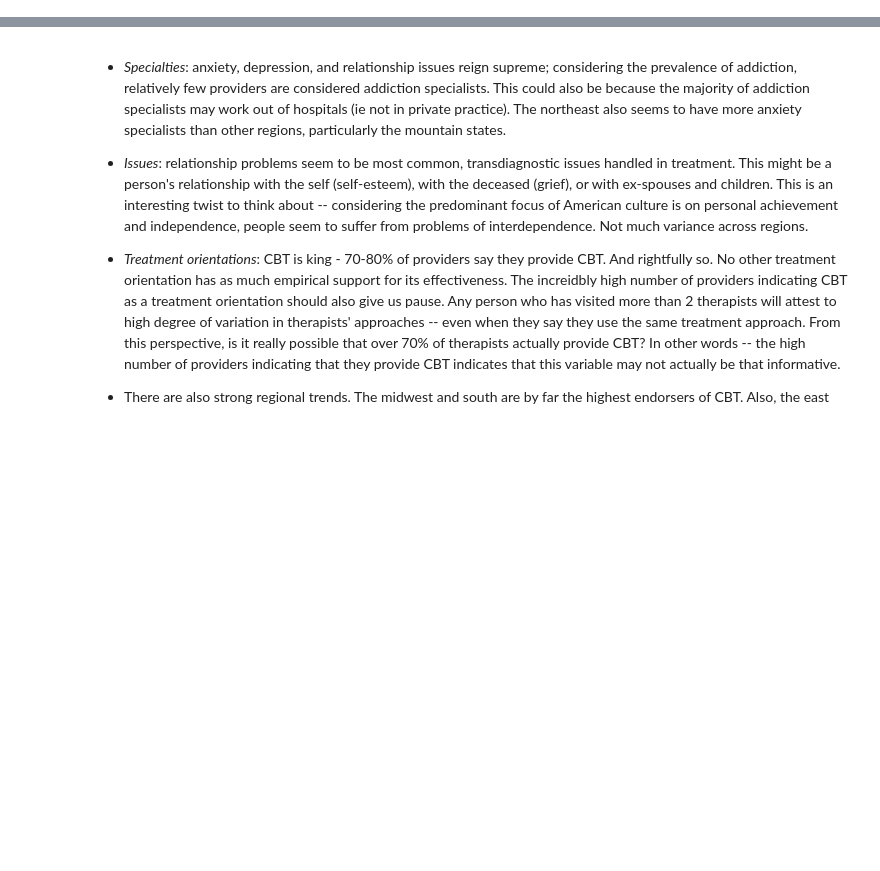
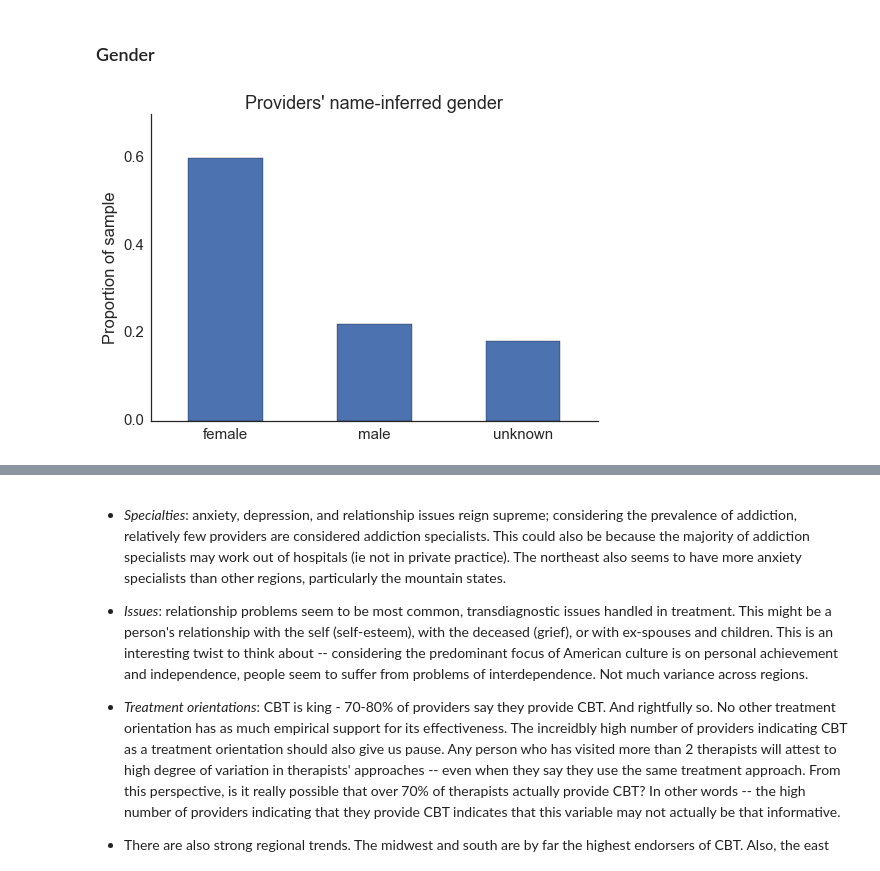
Before and after one commit to stevenfelix/PsychologyToday, a Jupyter notebook: blog - who are PT therapists?/who are PT therapists.ipynb, the cells around one changed output, grey strips where cells are left out. Drawn from its saved outputs; the diff is of its cells as text; code cells hidden in the pictures; blank space fills up the shorter version.

```diff
--- a/blog - who are PT therapists?/who are PT therapists.ipynb
+++ b/blog - who are PT therapists?/who are PT therapists.ipynb
@@ -29,8 +16,8 @@ import numpy as np
 import matplotlib.pyplot as plt
 %matplotlib inline
 import seaborn as sns
-sns.set_style("whitegrid")
-sns.set_context("poster")
+sns.set_style("white")
+sns.set_context("notebook", font_scale=1.5, rc={"lines.linewidth": 2.5})
 import json
 import pandas as pd
 
@@ -39,5 +26,24 @@ data = pd.read_csv('../data/therapist_profiles.csv', index_col='id_num')
 with open("../data/profiledict.json", "r") as fd:
     profile_dict = json.load(fd)
 
-with open("../data/profilefeaturesdict_bool_dict.json", "r") as fd:
+with open("../data/profilefeatures_bool_dict.json", "r") as fd:
     features_dict = json.load(fd)
+# %%
+def proportions(series):
+    return series.value_counts() / len(data)
+# %% [markdown]
+### Gender
+# %%
+import gender_guesser.detector as gender
+d = gender.Detector()
+data['gender'] = [d.get_gender(name.split()[0]) for name in data.name]
+recodes = {'male': 'male', 'female': 'female', 'mostly_female': 'female', 'mostly_male':'male', 'andy':'unknown','unknown':'unknown'}
+gender = proportions(data.gender.map(recodes))
+
+ax = gender.plot(kind = 'bar', yticks = np.arange(0,.75,.2), rot = 0, title = "Providers' name-inferred gender")
+ax.set_ylabel("Proportion of sample")
+ax.set_ylim(0,.7);
+sns.despine()
+#ax.set_yticks(np.arange(0,.75,.2));
+# %% [output]
+[figure, added]
```
Also changed, not shown: parts of 21 cells of this notebook, 1 other file.
